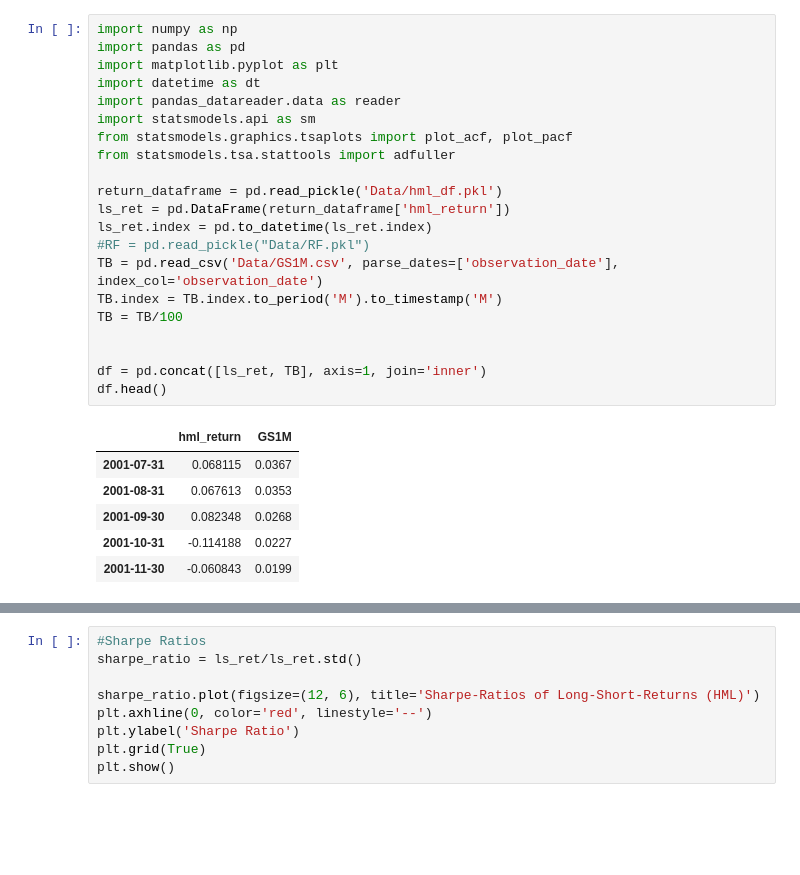
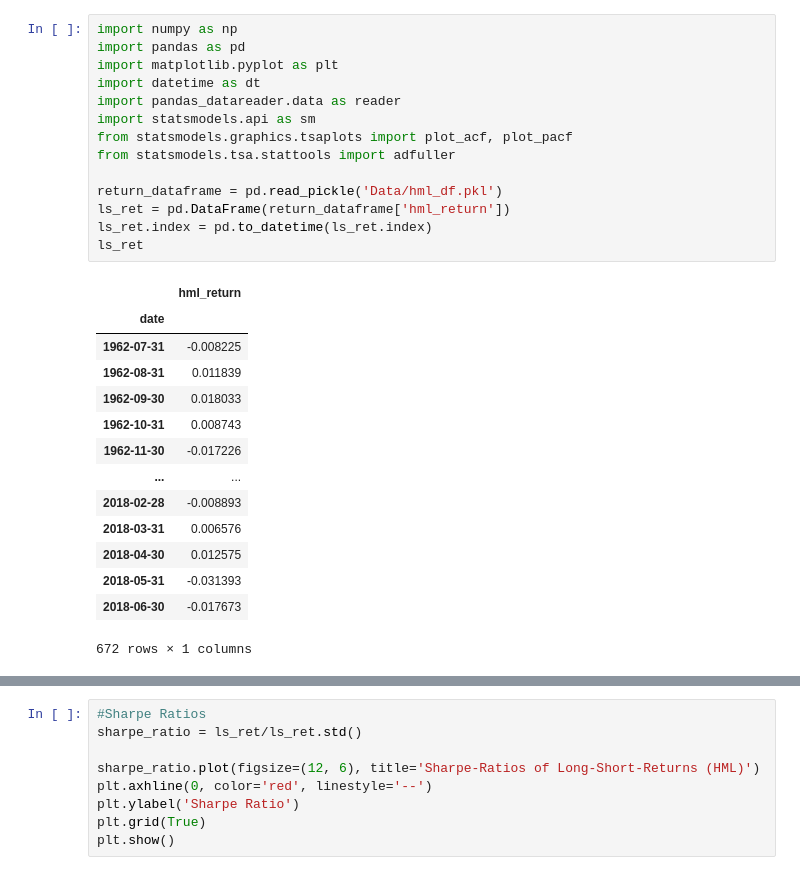
Before and after one commit to justusschenk/valueinvesting, a Jupyter notebook: Sharpe-ratio.ipynb, the cells around one changed output, grey strips where cells are left out. Saved outputs shown, nothing was run; the diff lists cells and outputs as text; blank space fills up the shorter version.

```diff
--- a/Sharpe-ratio.ipynb
+++ b/Sharpe-ratio.ipynb
@@ -1,29 +1,30 @@
 # %%
 import numpy as np
 import pandas as pd
 import matplotlib.pyplot as plt
 import datetime as dt
 import pandas_datareader.data as reader
 import statsmodels.api as sm
 from statsmodels.graphics.tsaplots import plot_acf, plot_pacf
 from statsmodels.tsa.stattools import adfuller
 
 return_dataframe = pd.read_pickle('Data/hml_df.pkl')
 ls_ret = pd.DataFrame(return_dataframe['hml_return'])
 ls_ret.index = pd.to_datetime(ls_ret.index)
-#RF = pd.read_pickle("Data/RF.pkl")
-TB = pd.read_csv('Data/GS1M.csv', parse_dates=['observation_date'], index_col='observation_date')
-TB.index = TB.index.to_period('M').to_timestamp('M')
-TB = TB/100
-
-
-df = pd.concat([ls_ret, TB], axis=1, join='inner')
-df.head()
+ls_ret
 # %% [output]
-|  | hml_return | GS1M |
-| 2001-07-31 | 0.068115 | 0.0367 |
-| 2001-08-31 | 0.067613 | 0.0353 |
-| 2001-09-30 | 0.082348 | 0.0268 |
-| 2001-10-31 | -0.114188 | 0.0227 |
-| 2001-11-30 | -0.060843 | 0.0199 |
+|  | hml_return |
+| date |  |
+| 1962-07-31 | -0.008225 |
+| 1962-08-31 | 0.011839 |
+| 1962-09-30 | 0.018033 |
+| 1962-10-31 | 0.008743 |
+| 1962-11-30 | -0.017226 |
+| ... | ... |
+| 2018-02-28 | -0.008893 |
+| 2018-03-31 | 0.006576 |
+| 2018-04-30 | 0.012575 |
+| 2018-05-31 | -0.031393 |
+| 2018-06-30 | -0.017673 |
+672 rows × 1 columns
 # %%
```
Also changed, not shown: parts of 3 cells of this notebook, 13 other files.
